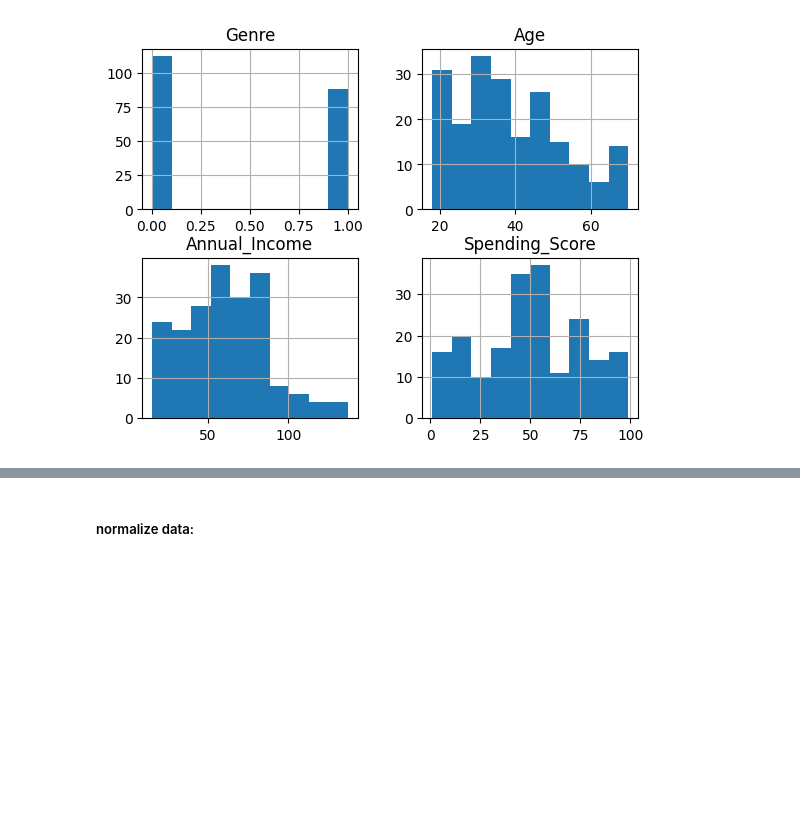
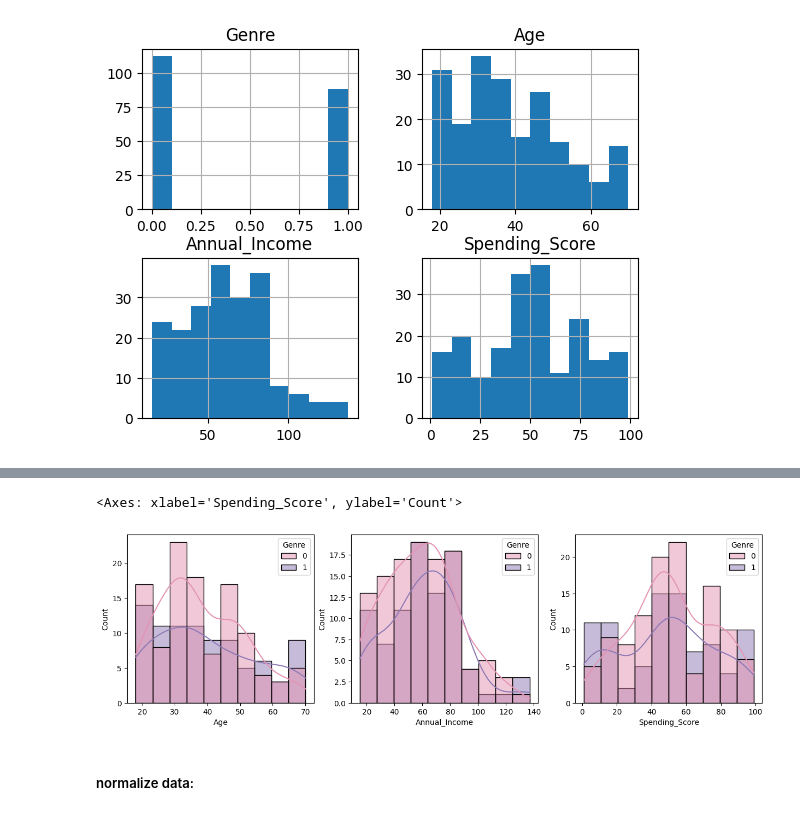
Before and after one commit to montmsn/ML_shopping_dataset, a Jupyter notebook: main.ipynb, the cells around one changed output, grey strips where cells are left out. Saved outputs shown, nothing was run; the diff lists cells and outputs as text; code cells hidden in the pictures; blank space fills up the shorter version.

```diff
--- a/main.ipynb
+++ b/main.ipynb
@@ -45,3 +55,12 @@ array([[<Axes: title={'center': 'Genre'}>,
+# %%
+f, axes = plt.subplots(1, 3, figsize=(15,4))
+
+sns.histplot(data=df, x="Age", hue="Genre", kde=True, bins=10, palette=["#E493B3","#8E7AB5"], ax=axes[0])
+sns.histplot(data=df, x="Annual_Income", hue="Genre", kde=True, bins=10, palette=["#E493B3","#8E7AB5"], ax=axes[1])
+sns.histplot(data=df, x="Spending_Score", hue="Genre", kde=True, bins=10, palette=["#E493B3","#8E7AB5"], ax=axes[2])
+# %% [output]
+<Axes: xlabel='Spending_Score', ylabel='Count'>
+[figure, added]
 # %% [markdown]
 ##### normalize data:
 # %%
```
Also changed, not shown: parts of 4 cells of this notebook.
